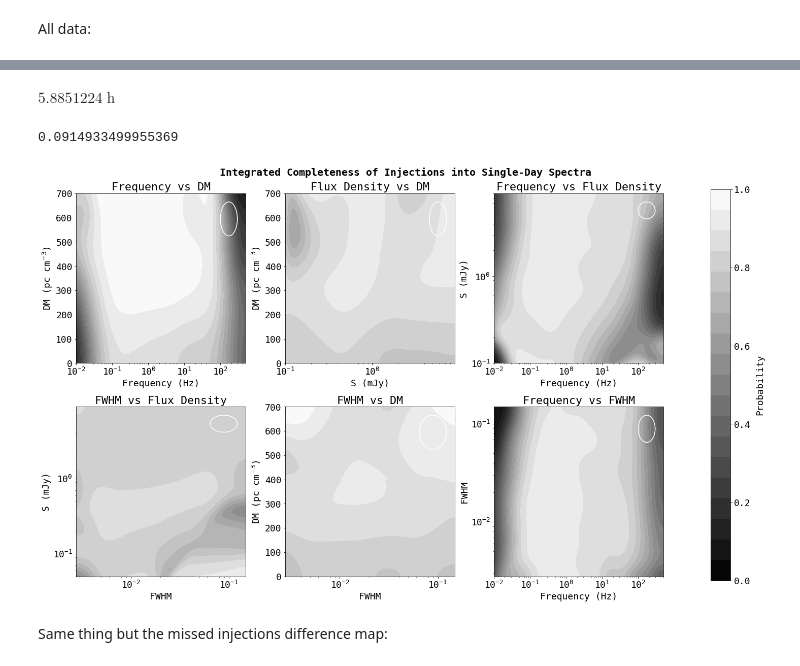
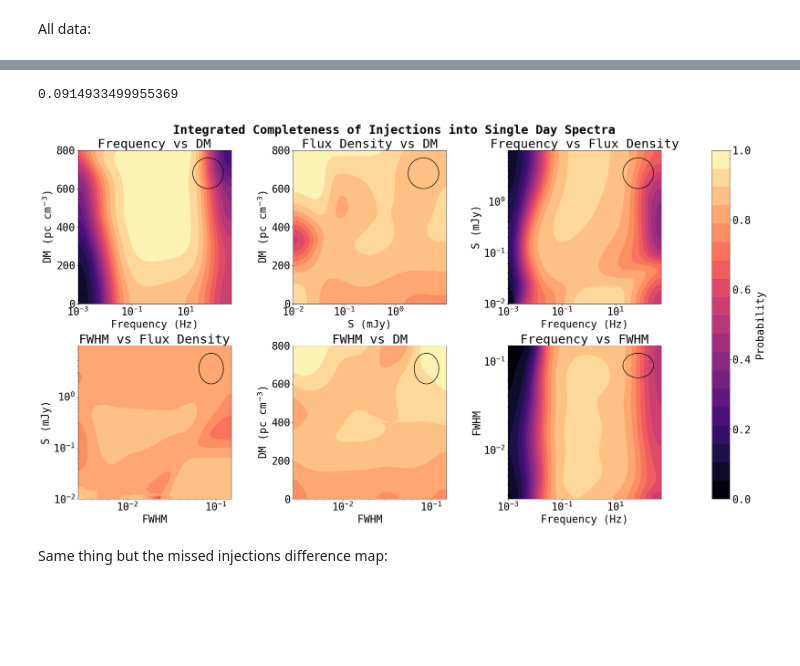
Before and after one commit to chime-sps/Transmissivity, a Jupyter notebook: results/injection_analysis_2d.ipynb, the cells around one changed output, grey strips where cells are left out. Drawn from its saved outputs; the diff is of its cells as text; code cells hidden in the pictures; blank space fills up the shorter version.

Commit message:
injection maps

```diff
--- a/results/injection_analysis_2d.ipynb
+++ b/results/injection_analysis_2d.ipynb
@@ -1,7 +1,7 @@
 # %%
 import numpy as np
 import matplotlib.pyplot as plt
-plt.rcParams.update({'font.size': 18})
+plt.rcParams.update({'font.size': 26})
 import matplotlib as mpl
 mpl.rcParams['font.family'] = 'monospace'
 
@@ -48,7 +42,7 @@ DM_bins = np.arange(min(DM), 1000)
 S_bins = np.logspace(np.log10(min(S)), np.log10(max(S)), 1000)
 fwhm_bins = np.logspace(np.log10(min(fwhm)), np.log10(0.15), 1000)
 # %%
-f_dev = 50
+f_dev = 100
 DM_dev = 100
-S_dev = 50
+S_dev = 100
 FWHM_dev = 80
@@ -195,9 +176,3 @@ import astropy.units as u
-# %%
-f_orb = 4.72e-5 * u.Hz
-P_orb = 1 / f_orb
-P_orb.to(u.hr)
-# %% [output]
-$5.8851224 \; \mathrm{h}$
 # %%
 S_mask = data[:, 6] < 0.1
 retrieved_mask = data[:, -1] > 0
@@ -245,94 +220,93 @@ fwhm_f_inj_p_smooth, _, fwhm_f_ret_p_smooth = au.get_sensitivity(
     stype = '2d'
 )
 # %%
-fig, ax = plt.subplots(2, 3, figsize=(20, 12), layout = 'constrained')
+fig, ax = plt.subplots(2, 3, figsize=(26, 14), layout = 'constrained')
 ax = ax.flatten()
 import importlib
 importlib.reload(au)
 
 #f vs DM
 cf0 = ax[0].contourf(f_bins[:-1], DM_bins[:-1], dm_f_ret_p_smooth,
-                           levels=au.make_levels(dm_f_ret_p_smooth),cmap='gray')
+                           levels=au.make_levels(dm_f_ret_p_smooth),cmap='magma')
 ax[0].set_xscale('log')
 ax[0].set_xlabel('Frequency (Hz)')
 ax[0].set_ylabel(r'DM (pc cm$^{-3}$)')
 ax[0].set_title('Frequency vs DM')
-ax[0].set_xlim(1e-2, max(f_bins))
-ax[0].set_ylim(0, 700)
+ax[0].set_ylim(0, 800)
 ax[0].set_box_aspect(1)
-au.add_ellipse(ax[0], f_bins, DM_bins, f_dev, DM_dev, x_log=True)
+au.add_ellipse(ax[0], f_bins, DM_bins, f_dev, DM_dev, x_log=True, color = 'black')
 
 #S vs DM
 cf1 = ax[1].contourf(S_bins[:-1], DM_bins[:-1], dm_s_ret_p_smooth,
-                           levels=au.make_levels(dm_s_ret_p_smooth), cmap='gray')
+                           levels=au.make_levels(dm_s_ret_p_smooth), cmap='magma')
 ax[1].set_xscale('log')
 ax[1].set_xlabel('S (mJy)')
 ax[1].set_ylabel(r'DM (pc cm$^{-3}$)')
 ax[1].set_title('Flux Density vs DM')
-ax[1].set_xlim(1e-1, max(S_bins) - 1)
-ax[1].set_ylim(0, 700)
+#ax[1].set_xlim(1e-1, max(S_bins) - 1)
+ax[1].set_ylim(0, 800)
 ax[1].set_box_aspect(1)
-au.add_ellipse(ax[1], S_bins, DM_bins, S_dev, DM_dev, x_log=True)
+au.add_ellipse(ax[1], S_bins, DM_bins, S_dev, DM_dev, x_log=True, color = 'black')
 
 #f vs S
 cf2 = ax[2].contourf(f_bins[:-1], S_bins[:-1], s_f_ret_p_smooth,
-                           levels=au.make_levels(s_f_ret_p_smooth), cmap='gray')
+                           levels=au.make_levels(s_f_ret_p_smooth), cmap='magma')
 ax[2].set_xscale('log')
 ax[2].set_yscale('log')
 ax[2].set_xlabel('Frequency (Hz)')
 ax[2].set_ylabel('S (mJy)')
 ax[2].set_title('Frequency vs Flux Density')
 ax[2].set_box_aspect(1)
-ax[2].set_xlim(1e-2, max(f_bins))
-ax[2].set_ylim(1e-1, max(S_bins) - 1)
-au.add_ellipse(ax[2], f_bins, S_bins, f_dev, S_dev, x_log=True, y_log=True)
+#ax[2].set_xlim(1e-2, max(f_bins))
+#ax[2].set_ylim(1e-1, max(S_bins) - 1)
+au.add_ellipse(ax[2], f_bins, S_bins, f_dev, S_dev, x_log=True, y_log=True, color = 'black')
 
 #FWHM vs S
 cf3 = ax[3].contourf(fwhm_bins[:-1], S_bins[:-1], s_fwhm_ret_p_smooth,
-                           levels=au.make_levels(s_fwhm_ret_p_smooth), cmap='gray')
+                           levels=au.make_levels(s_fwhm_ret_p_smooth), cmap='magma')
 ax[3].set_xscale('log')
 ax[3].set_yscale('log')
 ax[3].set_xlabel('FWHM')
 ax[3].set_ylabel('S (mJy)')
 ax[3].set_title('FWHM vs Flux Density')
 ax[3].set_box_aspect(1)
-ax[3].set_ylim(5e-2, max(S_bins) -1 )
-au.add_ellipse(ax[3], fwhm_bins, S_bins, FWHM_dev, S_dev, x_log=True, y_log=True)
+#ax[3].set_ylim(5e-2, max(S_bins) -1 )
+au.add_ellipse(ax[3], fwhm_bins, S_bins, FWHM_dev, S_dev, x_log=True, y_log=True, color = 'black')
 
 #FWHM vs DM
 cf4 = ax[4].contourf(fwhm_bins[:-1], DM_bins[:-1], dm_fwhm_ret_p_smooth,
-                           levels=au.make_levels(dm_fwhm_ret_p_smooth), cmap='gray')
+                           levels=au.make_levels(dm_fwhm_ret_p_smooth), cmap='magma')
 ax[4].set_xscale('log')
 ax[4].set_xlabel('FWHM')
 ax[4].set_ylabel(r'DM (pc cm$^{-3}$)')
 ax[4].set_title('FWHM vs DM')
-ax[4].set_ylim(0, 700)
+ax[4].set_ylim(0, 800)
 ax[4].set_xlim(fwhm_bins[0], fwhm_bins[-2])
 ax[4].set_box_aspect(1)
-au.add_ellipse(ax[4], fwhm_bins, DM_bins, FWHM_dev, DM_dev, x_log=True)
+au.add_ellipse(ax[4], fwhm_bins, DM_bins, FWHM_dev, DM_dev, x_log=True, color = 'black')
 
 #f vs FWHM
 cf5 = ax[5].contourf(f_bins[:-1], fwhm_bins[:-1], fwhm_f_ret_p_smooth,
-                           levels=au.make_levels(fwhm_f_ret_p_smooth), cmap='gray')
+                           levels=au.make_levels(fwhm_f_ret_p_smooth), cmap='magma')
 ax[5].set_xscale('log')
 ax[5].set_yscale('log')
 ax[5].set_xlabel('Frequency (Hz)')
 ax[5].set_ylabel('FWHM')
 ax[5].set_title('Frequency vs FWHM')
 ax[5].set_box_aspect(1)
 ax[5].set_ylim(fwhm_bins[0], fwhm_bins[-2])
-ax[5].set_xlim(1e-2, max(f_bins))
-au.add_ellipse(ax[5], f_bins, fwhm_bins, f_dev, FWHM_dev, x_log=True, y_log=True)
+#ax[5].set_xlim(1e-2, max(f_bins))
+au.add_ellipse(ax[5], f_bins, fwhm_bins, f_dev, FWHM_dev, x_log=True, y_log=True, color = 'black')
 
 cbar = fig.colorbar(cf5, ax=ax, location='right', pad=0.08)
 cbar.set_label('Probability', labelpad=10)
 cbar.set_ticks([0, 0.2, 0.4, 0.6, 0.8, 1.0])
 
-fig.suptitle('Integrated Completeness of Injections into Single-Day Spectra',
-             fontsize=20, fontweight='bold')
+fig.suptitle('Integrated Completeness of Injections into Single Day Spectra',
+             fontsize=30, fontweight='bold')
 plt.show()
 # %% [output]
-[figure, old version]
+[figure, new version]
 # %% [markdown]
 Same thing but the missed injections difference map:
 # %%
```
Also changed, not shown: parts of 24 cells of this notebook, 2 other files.
